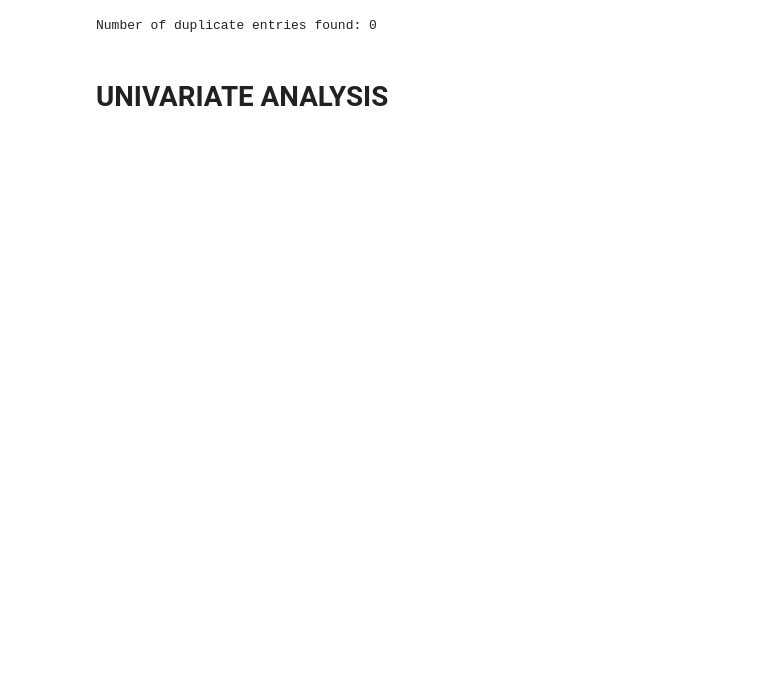
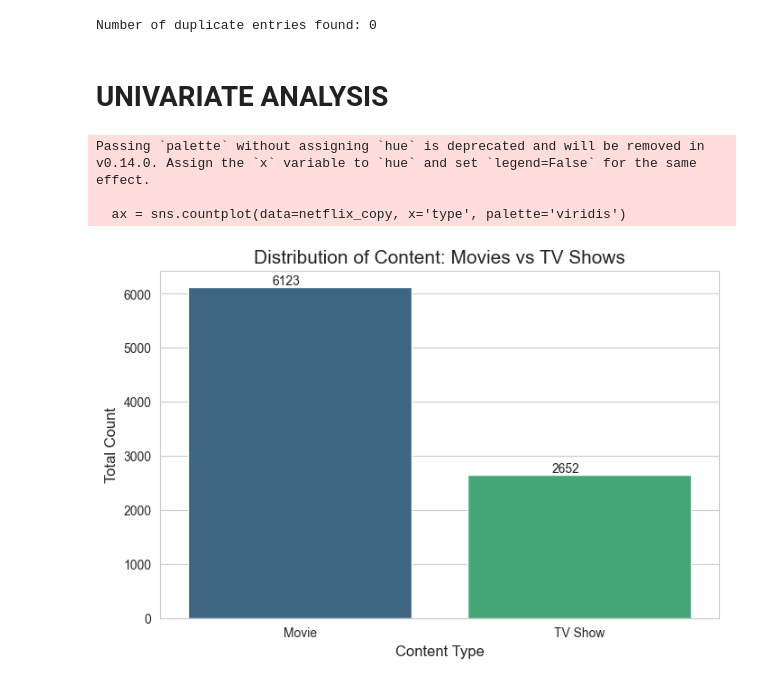
Before and after one commit to Janetjesy/Kaggle_netflix, a Jupyter notebook: netflix.ipynb, the cells around one changed output. Saved outputs shown, nothing was run; the diff lists cells and outputs as text; code cells hidden in the pictures; blank space fills up the shorter version.

```diff
--- a/netflix.ipynb
+++ b/netflix.ipynb
@@ -404,3 +404,29 @@ print(f"Number of duplicate entries found: {duplicates}")
 Number of duplicate entries found: 0
 # %% [markdown]
 # UNIVARIATE ANALYSIS
+# %%
+import matplotlib.pyplot as plt
+import seaborn as sns
+
+# Set a professional style
+sns.set_style("whitegrid")
+plt.figure(figsize=(8, 5))
+
+# Create the count plot
+ax = sns.countplot(data=netflix_copy, x='type', palette='viridis')
+
+# Add titles and labels
+plt.title('Distribution of Content: Movies vs TV Shows', fontsize=15)
+plt.xlabel('Content Type', fontsize=12)
+plt.ylabel('Total Count', fontsize=12)
+
+# Show the exact numbers on top of the bars
+for p in ax.patches:
+    ax.annotate(f'{int(p.get_height())}', (p.get_x() + 0.3, p.get_height() + 50))
+
+plt.show()
+# %% [output]
+Passing `palette` without assigning `hue` is deprecated and will be removed in v0.14.0. Assign the `x` variable to `hue` and set `legend=False` for the same effect.
+
+  ax = sns.countplot(data=netflix_copy, x='type', palette='viridis')
+[figure, added]
```
Also changed, not shown: parts of 4 cells of this notebook.
